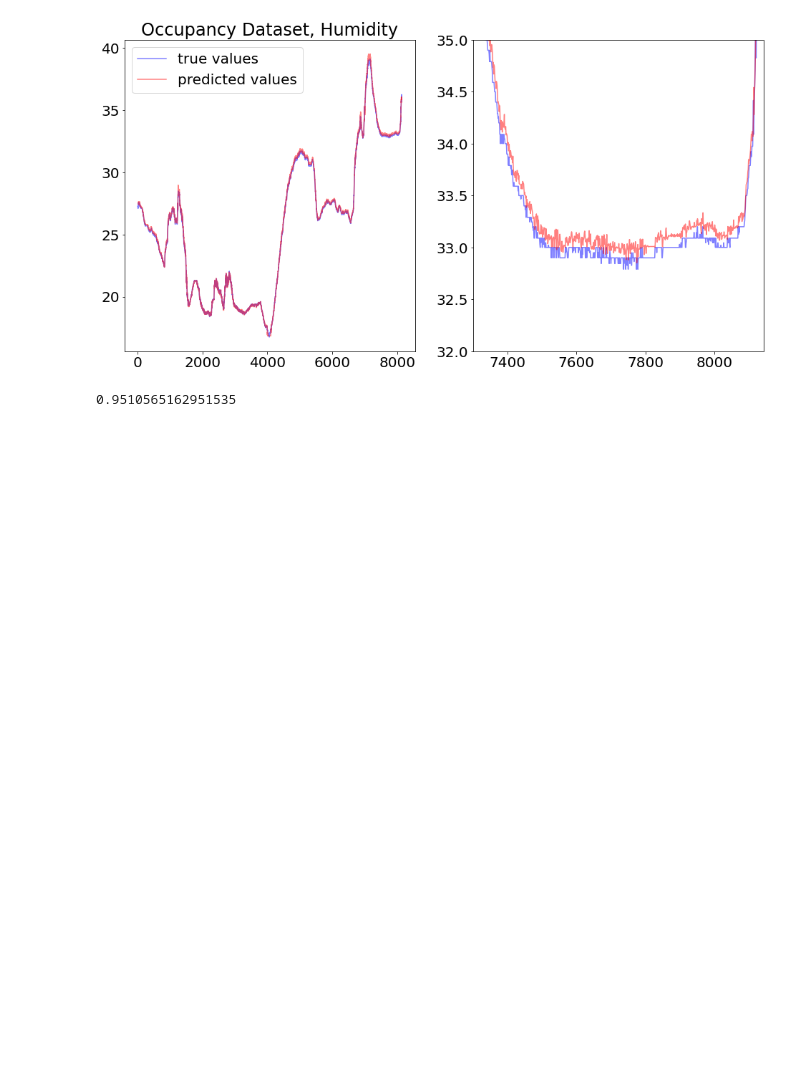
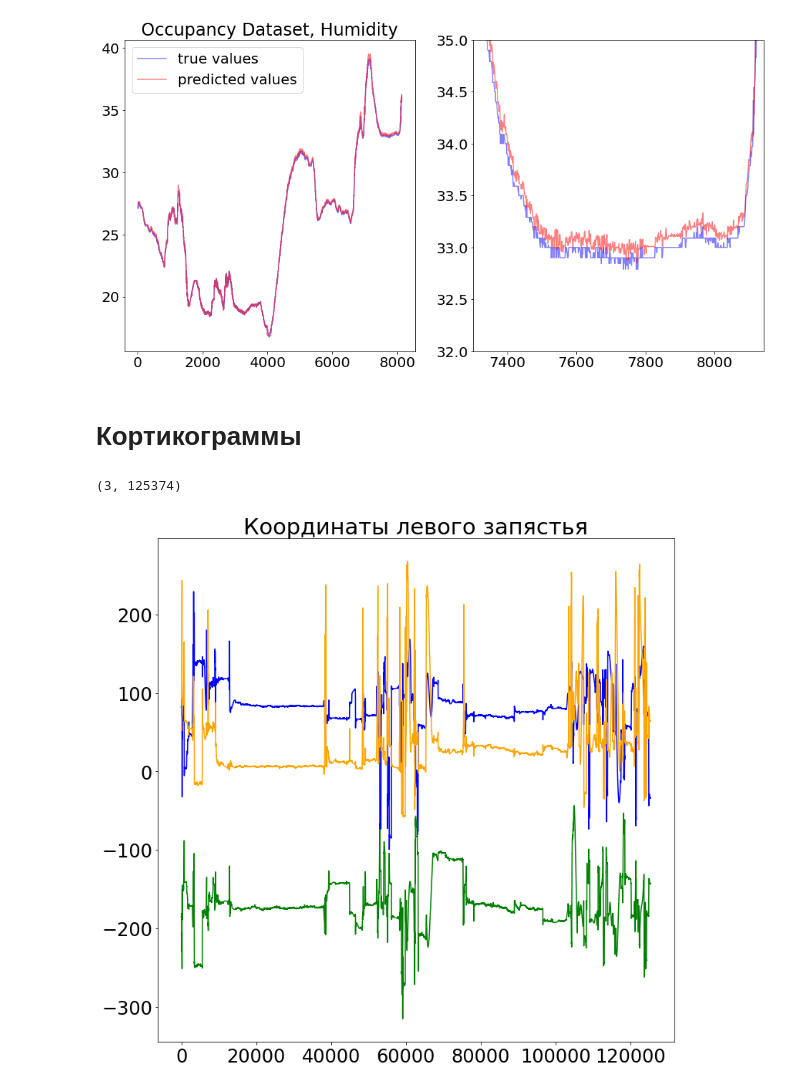
Before and after one commit to Intelligent-Systems-Phystech/GeometricAlgebra, a Jupyter notebook: code/Experiment.ipynb, the cells around one changed output. Saved outputs shown, nothing was run; the diff lists cells and outputs as text; code cells hidden in the pictures; blank space fills up the shorter version.

```diff
--- a/code/Experiment.ipynb
+++ b/code/Experiment.ipynb
@@ -670,7 +697,36 @@ axes[1].set_xlim(7300, 8142)
 plt.show()
 # %% [output]
 [figure]
-# %%
-sin(2*pi/5)
-# %% [output]
-0.9510565162951535
+# %% [markdown]
+# Кортикограммы
+# %%
+motion = loadmat('tracking_data/data/Motion.mat')
+
+plt.rcParams.update({'font.size': 24})
+
+case = 2
+
+plt.figure(figsize = (12, 12))
+
+plt.title('Координаты левого запястья')
+
+x = motion['MotionData'][case][0][:, 0]
+y = motion['MotionData'][case][0][:, 1]
+z = motion['MotionData'][case][0][:, 2]
+
+a = len(x)
+#a = 10000
+
+plt.plot(x[:a], label = 'x',color = 'blue')
+plt.plot(y[:a], label = 'y',color = 'green')
+plt.plot(z[:a], label = 'z', color = 'orange')
+
+target_array = np.array([x,y,z])
+print(target_array.shape)
+
+_ = plt.savefig('Координаты.png')
+
+plt.show()
+# %% [output]
+(3, 125374)
+[figure, added]
```
Also changed, not shown: parts of 69 cells of this notebook.
